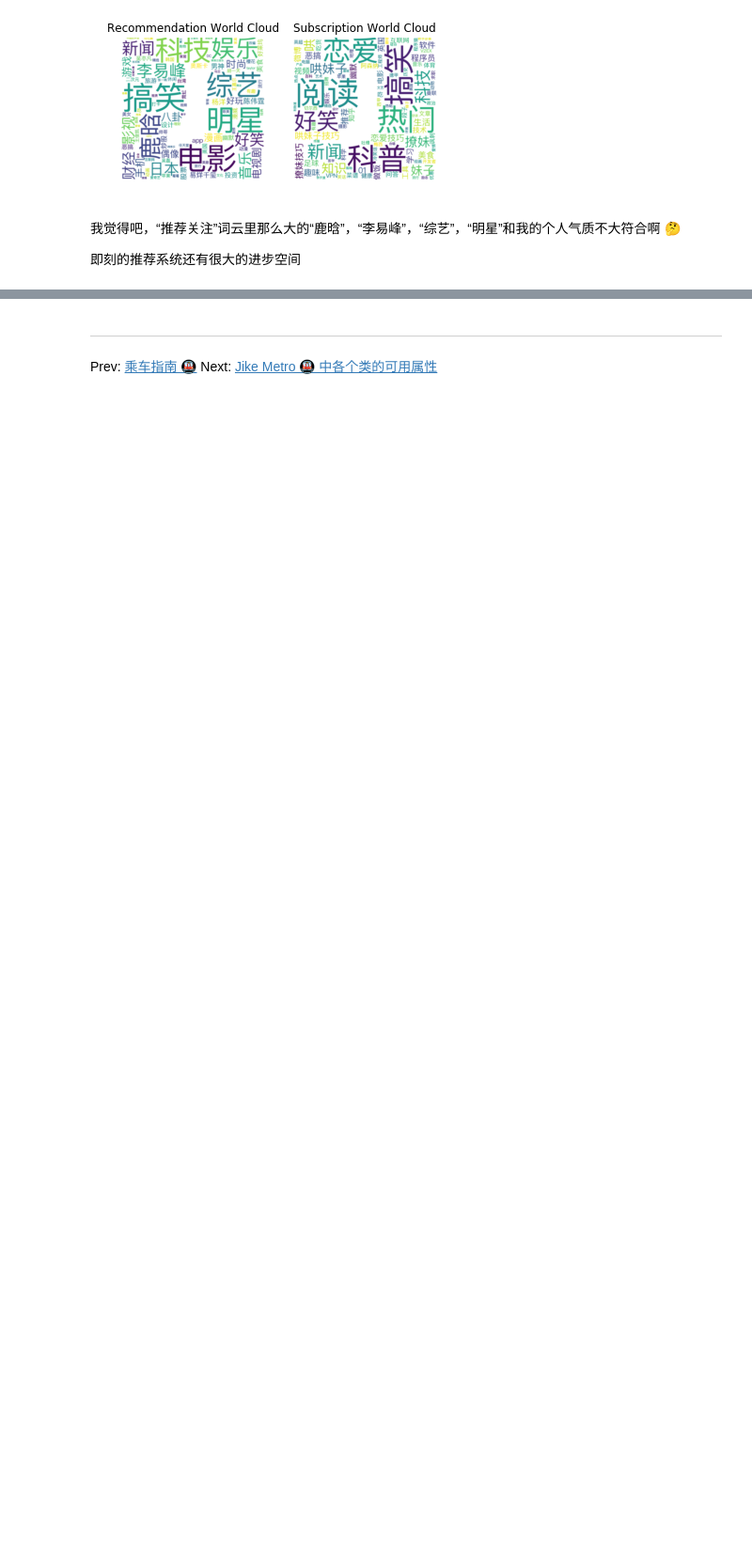
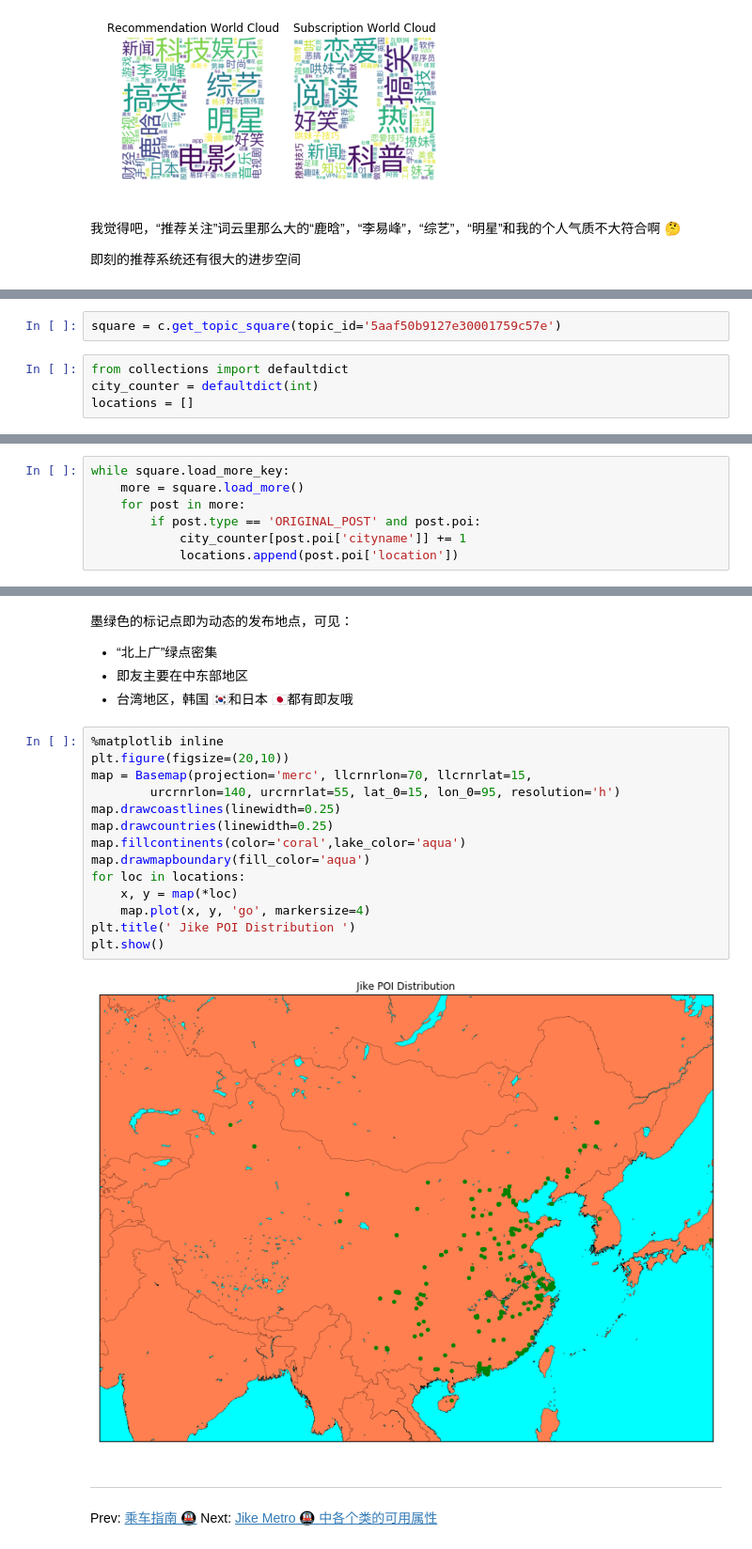
Before and after one commit to Sorosliu1029/Jike-Metro, a Jupyter notebook: docs/source_notebooks/example.ipynb, the cells around one changed output, grey strips where cells are left out. Shown at 94% size. Saved outputs shown, nothing was run; the diff lists cells and outputs as text; blank space fills up the shorter version.

```diff
--- a/docs/source_notebooks/example.ipynb
+++ b/docs/source_notebooks/example.ipynb
@@ -277,0 +282,6 @@ plt.imshow(wc, interpolation="bilinear")
+# %%
+square = c.get_topic_square(topic_id='5aaf50b9127e30001759c57e')
+# %%
+from collections import defaultdict
+city_counter = defaultdict(int)
+locations = []
@@ -277,0 +290,7 @@ plt.imshow(wc, interpolation="bilinear")
+# %%
+while square.load_more_key:
+    more = square.load_more()
+    for post in more:
+        if post.type == 'ORIGINAL_POST' and post.poi:
+            city_counter[post.poi['cityname']] += 1
+            locations.append(post.poi['location'])
@@ -278,3 +313,25 @@ plt.imshow(wc, interpolation="bilinear")
+# %% [markdown]
+墨绿色的标记点即为动态的发布地点，可见：
+
+- “北上广”绿点密集
+- 即友主要在中东部地区
+- 台湾地区，韩国 🇰🇷和日本 🇯🇵都有即友哦
+# %%
+%matplotlib inline
+plt.figure(figsize=(20,10))
+map = Basemap(projection='merc', llcrnrlon=70, llcrnrlat=15,
+        urcrnrlon=140, urcrnrlat=55, lat_0=15, lon_0=95, resolution='h')
+map.drawcoastlines(linewidth=0.25)
+map.drawcountries(linewidth=0.25)
+map.fillcontinents(color='coral',lake_color='aqua')
+map.drawmapboundary(fill_color='aqua')
+for loc in locations:
+    x, y = map(*loc)
+    map.plot(x, y, 'go', markersize=4)
+plt.title(' Jike POI Distribution ')
+plt.show()
+# %% [output]
+[figure, added]
 # %% [markdown]
 -----------
 
```
Also changed, not shown: parts of 8 cells of this notebook, 1 other file.
